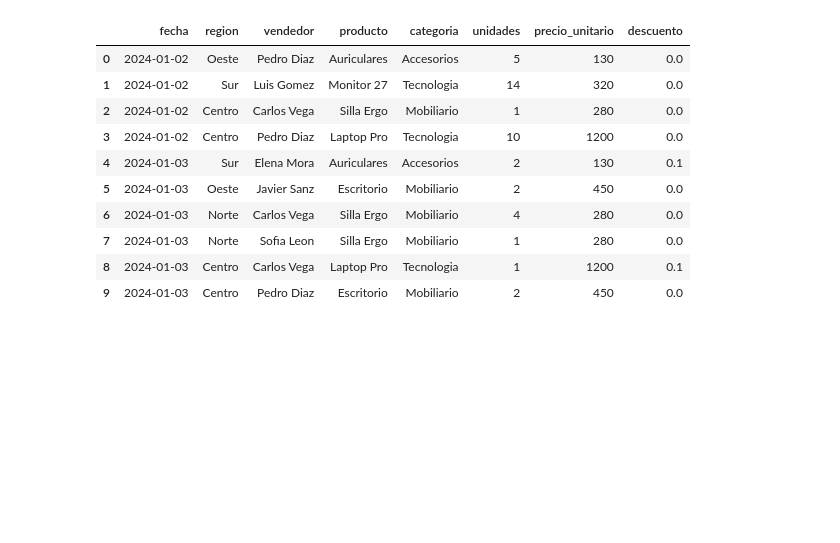
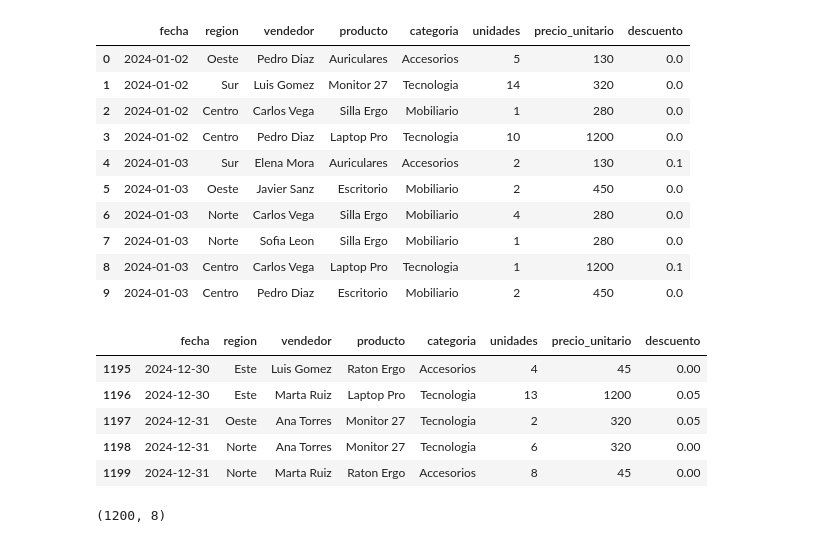
Before and after one commit to iomarlopez/datascience-g8, a Jupyter notebook: Documents/datascience_g8_01/notebooks/20260810_15_pandas.ipynb, the cells around one changed output. Cells and saved outputs as stored; diff of their text form; code cells hidden in the pictures; blank space fills up the shorter version.

```diff
--- a/Documents/datascience_g8_01/notebooks/20260810_15_pandas.ipynb
+++ b/Documents/datascience_g8_01/notebooks/20260810_15_pandas.ipynb
@@ -162,3 +162,16 @@ df.head(n=10)
 | 7 | 2024-01-03 | Norte | Sofia Leon | Silla Ergo | Mobiliario | 1 | 280 | 0.0 |
 | 8 | 2024-01-03 | Centro | Carlos Vega | Laptop Pro | Tecnologia | 1 | 1200 | 0.1 |
 | 9 | 2024-01-03 | Centro | Pedro Diaz | Escritorio | Mobiliario | 2 | 450 | 0.0 |
+# %%
+df.tail(5)
+# %% [output]
+|  | fecha | region | vendedor | producto | categoria | unidades | precio_unitario | descuento |
+| 1195 | 2024-12-30 | Este | Luis Gomez | Raton Ergo | Accesorios | 4 | 45 | 0.00 |
+| 1196 | 2024-12-30 | Este | Marta Ruiz | Laptop Pro | Tecnologia | 13 | 1200 | 0.05 |
+| 1197 | 2024-12-31 | Oeste | Ana Torres | Monitor 27 | Tecnologia | 2 | 320 | 0.05 |
+| 1198 | 2024-12-31 | Norte | Ana Torres | Monitor 27 | Tecnologia | 6 | 320 | 0.00 |
+| 1199 | 2024-12-31 | Norte | Marta Ruiz | Raton Ergo | Accesorios | 8 | 45 | 0.00 |
+# %%
+df.shape
+# %% [output]
+(1200, 8)
```
Also changed, not shown: parts of 26 cells of this notebook, 21 other files.
